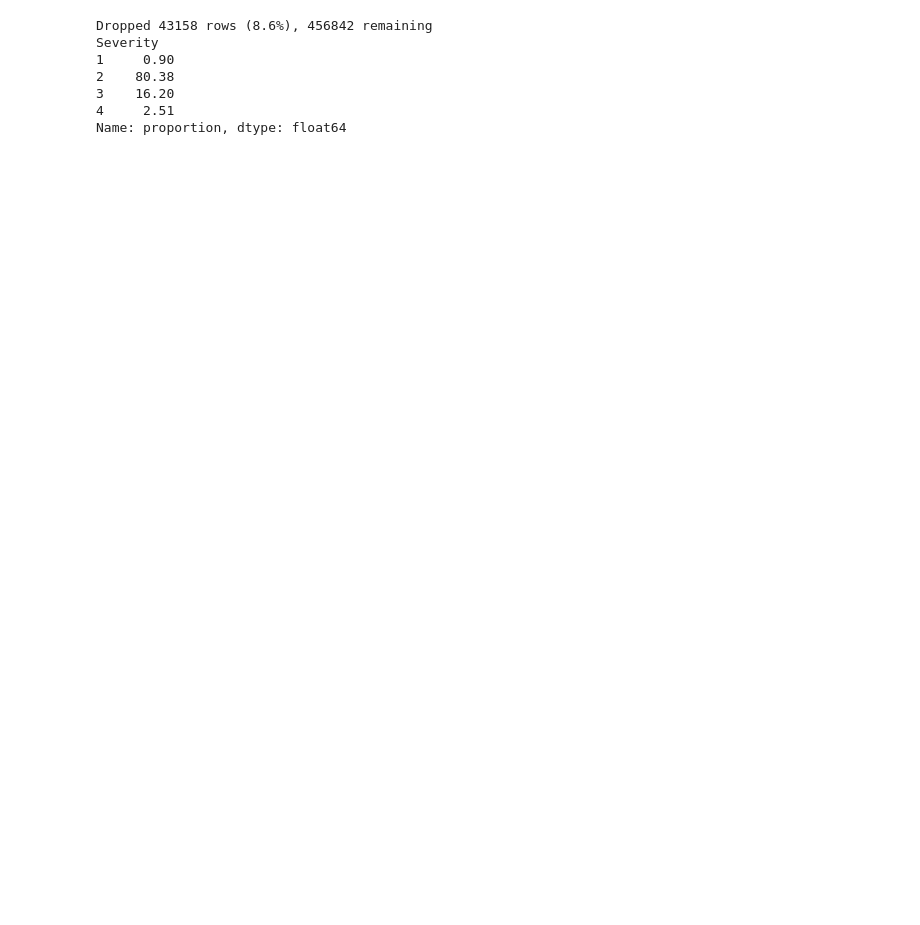
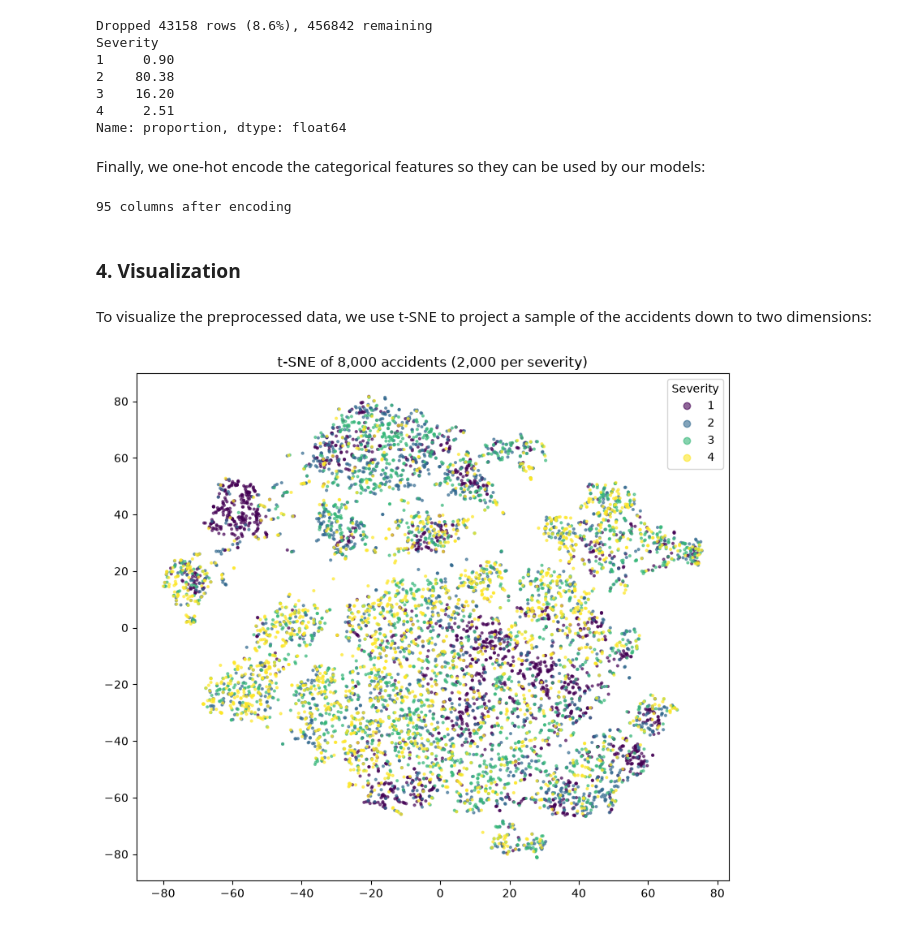
Before and after one commit to ZSchuler/traffic-accident-severity-predictor, a Jupyter notebook: eda.ipynb, the cells around one changed output. Saved outputs shown, nothing was run; the diff lists cells and outputs as text; code cells hidden in the pictures; blank space fills up the shorter version.

Commit message:
added back some features, replaced Street with Road_type, grouped low-recorded states, and one-hot encoded categorical features

```diff
--- a/eda.ipynb
+++ b/eda.ipynb
@@ -253,3 +256,5 @@ df['Precipitation(in)'] = df['Precipitation(in)'].fillna(0)
+# %%
+df['Road_Type'] = road_type
 # %%
 # Removal of features which are not needed
 to_drop = [
@@ -309,8 +313,11 @@ df['Weather_Condition'] = df['Weather_Condition'].where(
+# %%
+state_counts = df['State'].value_counts()
+df['State'] = df['State'].where(df['State'].map(state_counts) >= 1000, 'Other')
 # %% [markdown]
 As mentioned above, we will clip the extreme outliers in the numeric features to their 99.5th percentile:
 # %%
-clip_cols = ['Distance(mi)', 'Temperature(F)', 'Humidity(%)', 'Pressure(in)',
-             'Visibility(mi)', 'Wind_Speed(mph)', 'Precipitation(in)', 'Duration_min']
+clip_cols = ['Temperature(F)', 'Humidity(%)', 'Pressure(in)',
+             'Visibility(mi)', 'Wind_Speed(mph)', 'Precipitation(in)']
 for col in clip_cols:
     df[col] = df[col].clip(upper=df[col].quantile(0.995))
 # %% [markdown]
@@ -328,3 +335,40 @@ Severity
 3    16.20
 4     2.51
 Name: proportion, dtype: float64
+# %% [markdown]
+Finally, we one-hot encode the categorical features so they can be used by our models:
+# %%
+df = pd.get_dummies(df, columns=['Road_Type', 'State', 'Weather_Condition', 'Sunrise_Sunset'])
+print(f"{df.shape[1]} columns after encoding")
+# %% [output]
+95 columns after encoding
+# %% [markdown]
+### 4. Visualization
+# %% [markdown]
+To visualize the preprocessed data, we use t-SNE to project a sample of the accidents down to two dimensions:
+# %%
+from sklearn.preprocessing import StandardScaler
+from sklearn.decomposition import PCA
+from sklearn.manifold import TSNE
+
+# t-SNE is slow, so use a sample with an equal number of accidents per severity
+sample = df.groupby('Severity').sample(n=2000, random_state=42)
+X = sample.drop(columns=['Severity']).astype(float)
+
+# Scale the continuous columns; leave 0/1 columns as-is so rare dummies don't dominate distances
+cont_cols = ['Start_Lat', 'Start_Lng', 'Temperature(F)', 'Humidity(%)', 'Pressure(in)',
+             'Visibility(mi)', 'Wind_Speed(mph)', 'Precipitation(in)', 'Hour', 'DayOfWeek', 'Month']
+X[cont_cols] = StandardScaler().fit_transform(X[cont_cols])
+
+# Reduce to 30 dimensions with PCA first, which speeds up t-SNE and removes noise
+X_pca = PCA(n_components=30, random_state=42).fit_transform(X)
+embedding = TSNE(perplexity=30, random_state=42).fit_transform(X_pca)
+
+fig, ax = plt.subplots(figsize=(8, 7))
+points = ax.scatter(embedding[:, 0], embedding[:, 1], c=sample['Severity'], cmap='viridis', s=4, alpha=0.6)
+ax.legend(*points.legend_elements(), title='Severity')
+ax.set_title('t-SNE of 8,000 accidents (2,000 per severity)')
+plt.tight_layout()
+plt.show()
+# %% [output]
+[figure, added]
```
Also changed, not shown: parts of 12 cells of this notebook, 1 other file.
